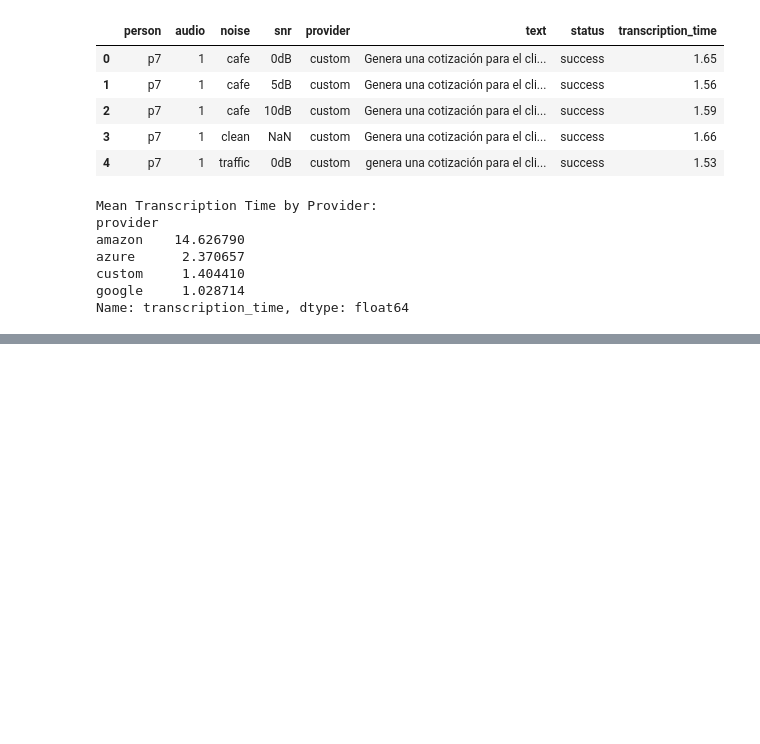
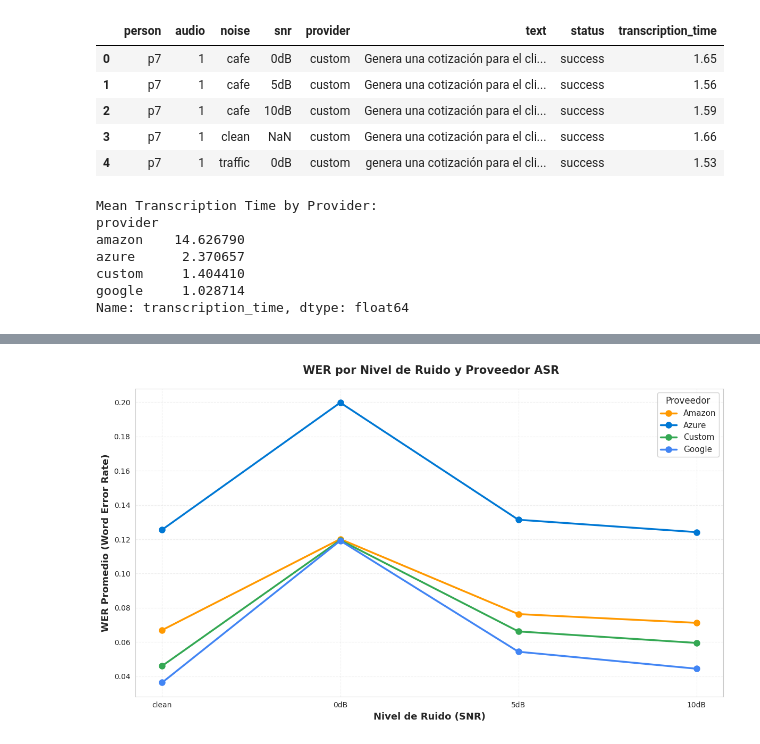
Before and after one commit to agomezb/ASR-Comparative, a Jupyter notebook: analisis.ipynb, the cells around one changed output, grey strips where cells are left out. Cells and saved outputs as stored; diff of their text form; code cells hidden in the pictures; blank space fills up the shorter version.

```diff
--- a/analisis.ipynb
+++ b/analisis.ipynb
@@ -98,0 +169,98 @@ Text column normalized successfully.
+# %%
+import matplotlib.pyplot as plt
+import seaborn as sns
+import pandas as pd
+import numpy as np
+
+# Configurar estilo
+sns.set_style("whitegrid")
+plt.figure(figsize=(12, 7))
+
+# Definir el orden correcto de los niveles de SNR
+snr_order = ['clean', '0dB', '5dB', '10dB']
+
+# Preparar los datos: calcular WER promedio por provider y SNR
+# Normalizar los valores de SNR para asegurar consistencia
+df_wer['snr_normalized'] = df_wer['snr'].astype(str).str.lower().str.replace('db', 'dB')
+
+# Reemplazar 'nan' por 'clean' si es necesario
+df_wer.loc[df_wer['snr_normalized'] == 'nan', 'snr_normalized'] = 'clean'
+
+# Agrupar por provider y snr_normalized, calculando el WER promedio
+wer_by_provider_snr = df_wer.groupby(['provider', 'snr_normalized'])['wer'].mean().reset_index()
+
+# Obtener lista de proveedores únicos
+providers = sorted(df_wer['provider'].unique())
+
+# Definir colores para cada proveedor
+colors = {
+    'google': '#4285F4',   # Azul Google
+    'azure': '#0078D4',    # Azul Azure
+    'amazon': '#FF9900',   # Naranja Amazon
+    'custom': '#34A853'    # Verde
+}
+
+# Crear el gráfico de líneas
+for provider in providers:
+    # Filtrar datos para este proveedor
+    provider_data = wer_by_provider_snr[wer_by_provider_snr['provider'] == provider]
+
+    # Crear un DataFrame con todos los niveles de SNR para asegurar continuidad
+    provider_full = pd.DataFrame({'snr_normalized': snr_order})
+    provider_full = provider_full.merge(provider_data, on='snr_normalized', how='left')
+
+    # Graficar la línea
+    plt.plot(provider_full['snr_normalized'],
+             provider_full['wer'],
+             marker='o',
+             linewidth=2.5,
+             markersize=8,
+             label=provider.capitalize(),
+             color=colors.get(provider, None),
+             linestyle='-')
+
+# Configurar el gráfico
+plt.xlabel('Nivel de Ruido (SNR)', fontsize=13, fontweight='bold')
+plt.ylabel('WER Promedio (Word Error Rate)', fontsize=13, fontweight='bold')
+plt.title(' WER por Nivel de Ruido y Proveedor ASR',
+          fontsize=15, fontweight='bold', pad=20)
+
+# Configurar leyenda
+plt.legend(title='Proveedor', fontsize=11, title_fontsize=12,
+           loc='best', framealpha=0.9)
+
+# Configurar grid
+plt.grid(True, alpha=0.3, linestyle='--')
+
+# Ajustar layout
+plt.tight_layout()
+plt.show()
+
+# Mostrar tabla de datos resumen
+print("\nWER Promedio por Proveedor y Nivel de SNR:")
+print("="*70)
+pivot_table = wer_by_provider_snr.pivot(index='snr_normalized',
+                                         columns='provider',
+                                         values='wer')
+# Reordenar las filas según snr_order
+pivot_table = pivot_table.reindex([snr for snr in snr_order if snr in pivot_table.index])
+display(pivot_table)
+
+# Mostrar estadísticas adicionales
+print("\n\nComparación de Degradación del WER:")
+for provider in providers:
+    provider_data = wer_by_provider_snr[wer_by_provider_snr['provider'] == provider]
+    provider_data = provider_data.set_index('snr_normalized').reindex(snr_order)
+
+    if 'clean' in provider_data.index and not pd.isna(provider_data.loc['clean', 'wer']):
+        clean_wer = provider_data.loc['clean', 'wer']
+        print(f"\n{provider.upper()}:")
+        print(f"  WER en condiciones limpias (clean): {clean_wer:.4f}")
+
+        if '0dB' in provider_data.index and not pd.isna(provider_data.loc['0dB', 'wer']):
+            worst_wer = provider_data.loc['0dB', 'wer']
+            degradation = ((worst_wer - clean_wer) / clean_wer) * 100
+            print(f"  WER en peor condición (0dB): {worst_wer:.4f}")
+            print(f"  Degradación: {degradation:.2f}%")
+# %% [output]
+[figure, added]
```
Also changed, not shown: parts of 7 cells of this notebook, 5 other files.
